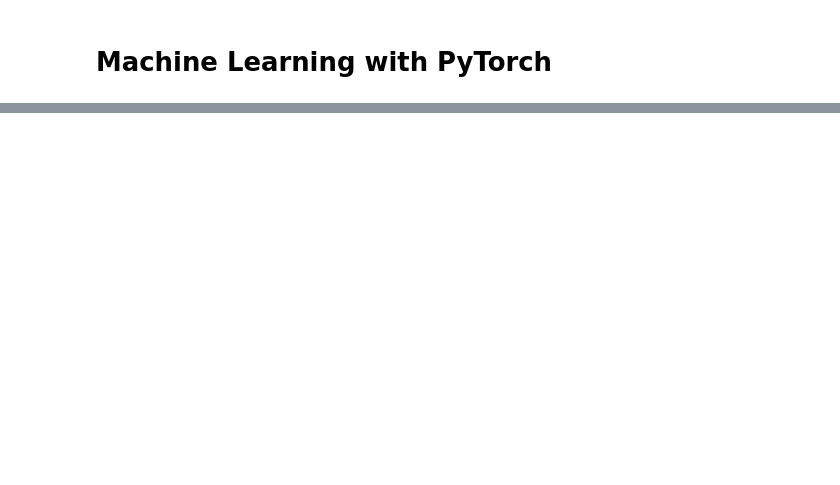
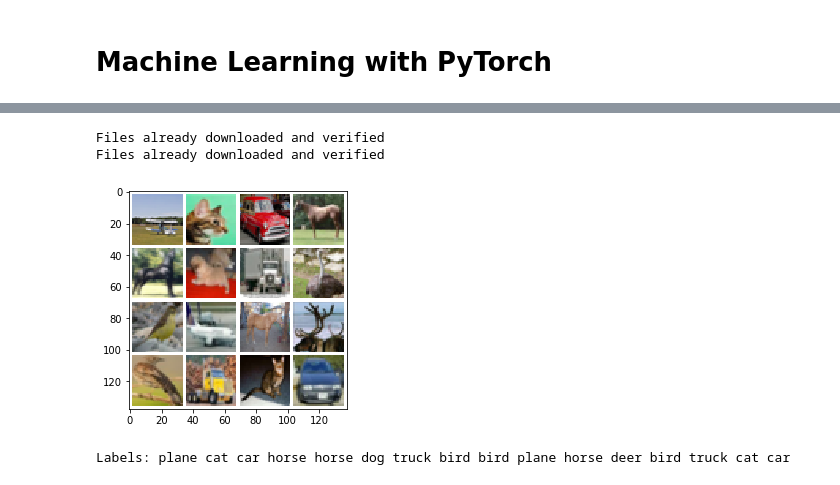
Before and after one commit to DavidMertz/PyTorch-webinar, a Jupyter notebook: NetworkExamples_1.ipynb, the cells around one changed output, grey strips where cells are left out. Drawn from its saved outputs; the diff is of its cells as text; code cells hidden in the pictures; blank space fills up the shorter version.

```diff
--- a/NetworkExamples_1.ipynb
+++ b/NetworkExamples_1.ipynb
@@ -39,0 +51,38 @@ if torch.cuda.is_available():
+# %%
+batch_size = 16
+transform = Compose([
+    Resize(32),
+    ToTensor(),
+    Normalize((0, 0, 0), (0.5, 0.5, 0.5))
+])
+
+trainset = datasets.CIFAR10(root='./data', train=True, download=True, transform=transform)
+trainloader = DataLoader(trainset, batch_size=batch_size, shuffle=True, num_workers=8)
+
+testset = datasets.CIFAR10(root='./data', train=False, download=True, transform=transform)
+testloader = DataLoader(testset, batch_size=batch_size, shuffle=False, num_workers=4)
+
+classes = ('plane', 'car', 'bird', 'cat', 'deer',
+           'dog', 'frog', 'horse', 'ship', 'truck')
+# %% [output]
+Files already downloaded and verified
+Files already downloaded and verified
+# %%
+# Function to show an image
+def imshow(images):
+    grid = make_grid(images, padding=2, pad_value=2, nrow=4)
+    grid /= 2     # unnormalize
+    npimg = grid.numpy()
+    plt.imshow(np.transpose(npimg, (1, 2, 0)))
+    plt.show()
+
+# get some random training images
+dataiter = iter(trainloader)
+images, labels = dataiter.next()
+
+# show images and labels
+imshow(images)
+print('Labels:', ' '.join(classes[labels[j]] for j in range(batch_size)))
+# %% [output]
+[figure, added]
+Labels: plane cat car horse horse dog truck bird bird plane horse deer bird truck cat car
```
Also changed, not shown: parts of 13 cells of this notebook, 3 other files.
